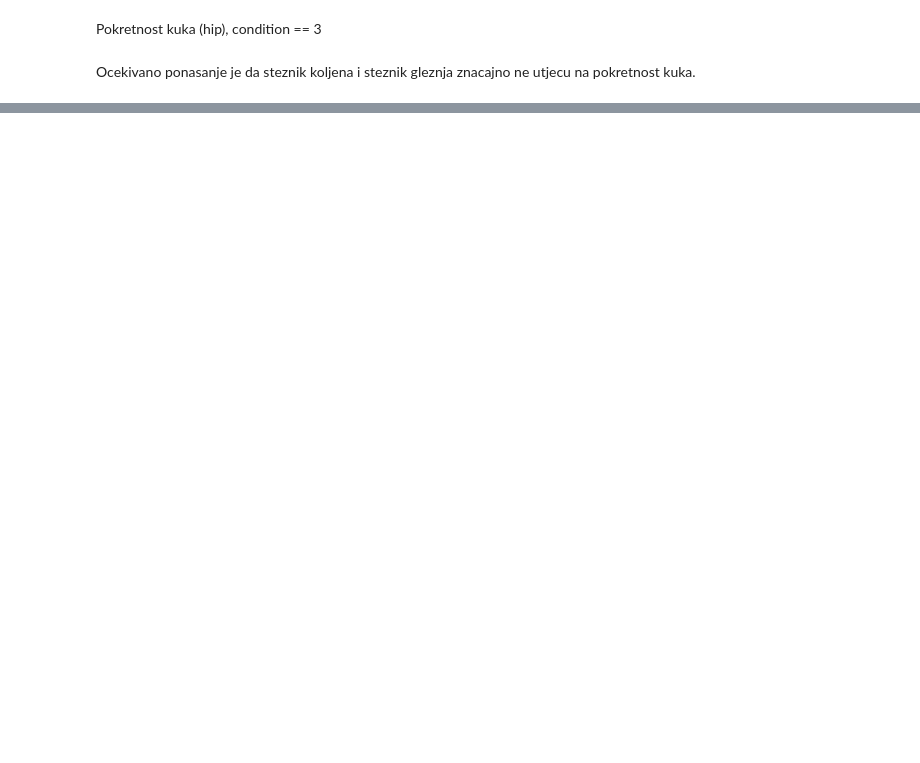
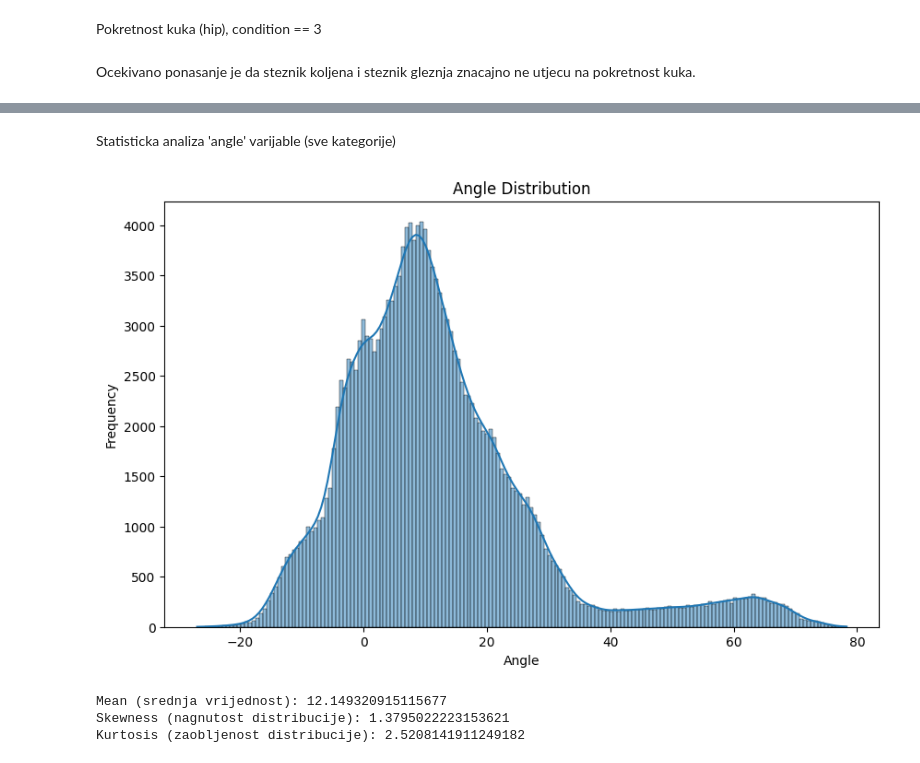
Before and after one commit to prumiha/NOSQLBDA, a Jupyter notebook: zadatak2/main-2.ipynb, the cells around one changed output, grey strips where cells are left out. Saved outputs shown, nothing was run; the diff lists cells and outputs as text; code cells hidden in the pictures; blank space fills up the shorter version.

```diff
--- a/zadatak2/main.ipynb
+++ b/zadatak2/main-2.ipynb
@@ -211,0 +250,25 @@ Text(0.5, 1.0, 'Angle distribution for hip with ankle brace')
+# %% [markdown]
+Statisticka analiza 'angle' varijable (sve kategorije)
+# %%
+mean = data['angle'].mean()
+z_scores = zscore(data['angle'])
+skewness = skew(data['angle'])
+kurt = kurtosis(data['angle'])
+
+data['z_scores'] = z_scores
+
+plt.figure(figsize=(10, 6))
+sns.histplot(data['angle'], kde=True)
+plt.title('Angle Distribution')
+plt.xlabel('Angle')
+plt.ylabel('Frequency')
+plt.show()
+
+print(f"Mean (srednja vrijednost): {mean}")
+print(f"Skewness (nagnutost distribucije): {skewness}")
+print(f"Kurtosis (zaobljenost distribucije): {kurt}")
+# %% [output]
+[figure, added]
+Mean (srednja vrijednost): 12.149320915115677
+Skewness (nagnutost distribucije): 1.3795022223153621
+Kurtosis (zaobljenost distribucije): 2.5208141911249182
```
Also changed, not shown: parts of 11 cells of this notebook, 1 other file.
